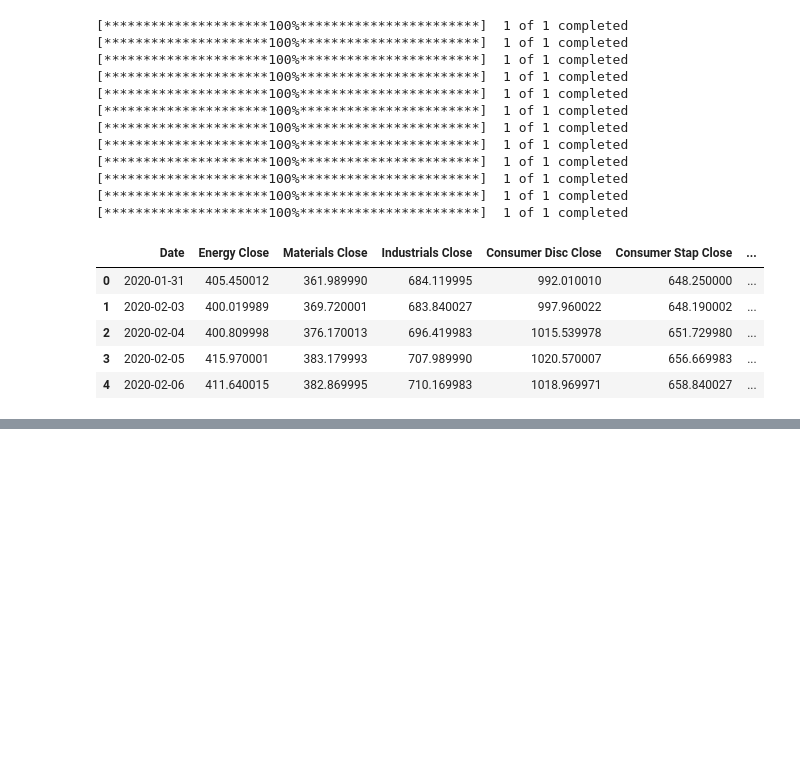
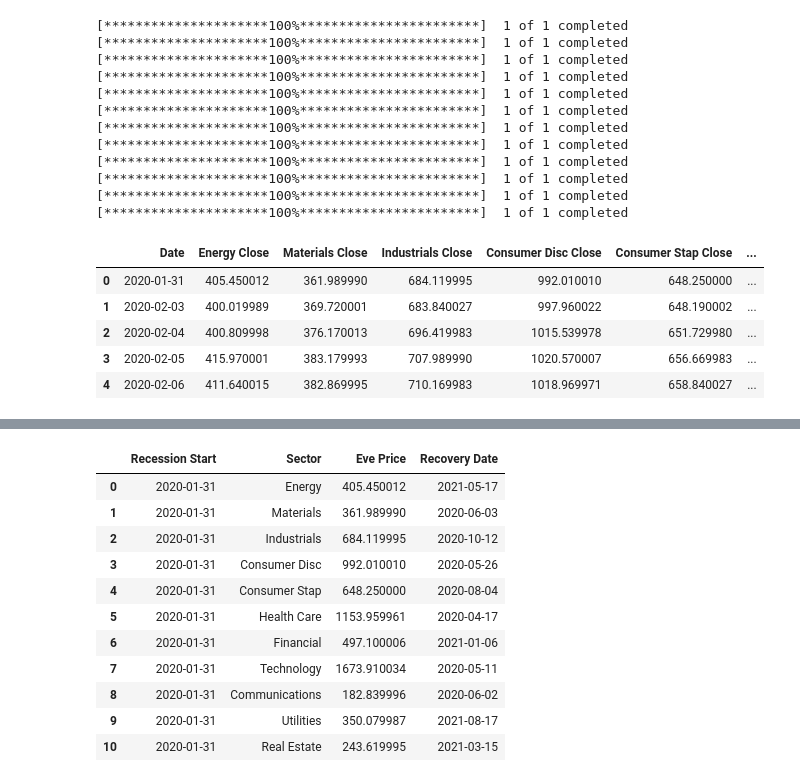
Before and after one commit to MAICATRAN/Group_Project1, a Jupyter notebook: Chris_Branch/Chris_Branch.ipynb, the cells around one changed output, grey strips where cells are left out. Drawn from its saved outputs; the diff is of its cells as text; code cells hidden in the pictures; blank space fills up the shorter version.

Commit message:
Recovery Dates Found.

```diff
--- a/Chris_Branch/Chris_Branch.ipynb
+++ b/Chris_Branch/Chris_Branch.ipynb
@@ -182,0 +141,3 @@ Eve_Sector_df
+# %%
+Eve_Sector_df=pd.DataFrame({"Recession Start":eve_date_list, "Sector":sectors_title, "Eve Price":eve_price})
+Eve_Sector_df
@@ -196,0 +214,28 @@ plt.savefig(f"Adj Close Change by Sectors({COVID_start.year}).png")
+# %%
+# Rename the column headers to avoid conflicts when merging data frames.
+
+Energy2_Cleaned_df=Energy2_df.rename(columns={"Open":"Energy Open", "High": "Energy High", "Low": "Energy Low", "Close":"Energy Close", "Adj Close":"Adj Close Energy", "Volume":"Energy Volume"})
+Materials2_Cleaned_df=Materials2_df.rename(columns={"Open":"Materials Open", "High": "Materials High", "Low": "Materials Low", "Close":"Materials Close", "Adj Close":"Adj Close Materials", "Volume":"Materials Volume"})
+Industrials2_Cleaned_df=Industrials2_df.rename(columns={"Open":"Industrials Open", "High": "Industrials High", "Low": "Industrials Low", "Close":"Industrials Close", "Adj Close":"Adj Close Industrials", "Volume":"Industrials Volume"})
+Consumer_Disc2_Cleaned_df=Consumer_Disc2_df.rename(columns={"Open":"Consumer Disc Open", "High": "Consumer Disc High", "Low": "Consumer Disc Low", "Close":"Consumer Disc Close", "Adj Close":"Adj Close Consumer Disc", "Volume":"Consumer Disc Volume"})
+Consumer_Stap2_Cleaned_df=Consumer_Stap2_df.rename(columns={"Open":"Consumer Stap Open", "High": "Consumer Stap High", "Low": "Consumer Stap Low", "Close":"Consumer Stap Close", "Adj Close":"Adj Close Consumer Stap", "Volume":"Consumer Stap Volume"})
+Health_Care2_Cleaned_df=Health_Care2_df.rename(columns={"Open":"Health Care Open", "High": "Health Care High", "Low": "Health Care Low", "Close":"Health Care Close", "Adj Close":"Adj Close Health Care", "Volume":"Health Care Volume"})
+Financial2_Cleaned_df=Financial2_df.rename(columns={"Open":"Financial Open", "High": "Financial High", "Low": "Financial Low", "Close":"Financial Close", "Adj Close":"Adj Close Financial", "Volume":"Financial Volume"})
+Technology2_Cleaned_df=Technology2_df.rename(columns={"Open":"Technology Open", "High": "Technology High", "Low": "Technology Low", "Close":"Technology Close", "Adj Close":"Adj Close Technology", "Volume":"Technology Volume"})
+Communications2_Cleaned_df=Communications2_df.rename(columns={"Open":"Communications Open", "High": "Communications High", "Low": "Communications Low", "Close":"Communications Close", "Adj Close":"Adj Close Communications", "Volume":"Communications Volume"})
+Utilities2_Cleaned_df=Utilities2_df.rename(columns={"Open":"Utilities Open", "High": "Utilities High", "Low": "Utilities Low", "Close":"Utilities Close", "Adj Close":"Adj Close Utilities", "Volume":"Utilities Volume"})
+Real_Estate2_Cleaned_df=Real_Estate2_df.rename(columns={"Open":"Real Estate Open", "High": "Real Estate High", "Low": "Real Estate Low", "Close":"Real Estate Close", "Adj Close":"Adj Close Real Estate", "Volume":"Real Estate Volume"})
+# %%
+# Merge all sector data frames together using the DATE as the merge parameter.
+
+combined1_df = pd.merge(Energy2_Cleaned_df, Materials2_Cleaned_df, how="left", on=["Date", "Date"])
+combined2_df = pd.merge(combined1_df, Industrials2_Cleaned_df, how="left", on=["Date", "Date"])
+combined3_df = pd.merge(combined2_df, Consumer_Disc2_Cleaned_df, how="left", on=["Date", "Date"])
+combined4_df = pd.merge(combined3_df, Consumer_Stap2_Cleaned_df, how="left", on=["Date", "Date"])
+combined5_df = pd.merge(combined4_df, Health_Care2_Cleaned_df, how="left", on=["Date", "Date"])
+combined6_df = pd.merge(combined5_df, Financial2_Cleaned_df, how="left", on=["Date", "Date"])
+combined7_df = pd.merge(combined6_df, Technology2_Cleaned_df, how="left", on=["Date", "Date"])
+combined8_df = pd.merge(combined7_df, Communications2_Cleaned_df, how="left", on=["Date", "Date"])
+combined9_df = pd.merge(combined8_df, Utilities2_Cleaned_df, how="left", on=["Date", "Date"])
+Combined_Sectors2_df = pd.merge(combined9_df, Real_Estate2_Cleaned_df, how="left", on=["Date", "Date"])
+Combined_Sectors2_df[["Date", "Energy Close", "Materials Close", "Industrials Close", "Consumer Disc Close", "Consumer Stap Close", "Health Care Close", "Financial Close", "Technology Close", "Communications Close", "Utilities Close", "Real Estate Close"]].head()
@@ -196,0 +249,4 @@ plt.savefig(f"Adj Close Change by Sectors({COVID_start.year}).png")
+# %%
+# Establish an empty list to house each sector's recovery date.
+
+recovery_dates=[]
@@ -196,0 +332,21 @@ plt.savefig(f"Adj Close Change by Sectors({COVID_start.year}).png")
+# %%
+# Put the recovery dates in their own data frame.
+
+Recovery_Dates_df=pd.DataFrame({"Date":recovery_dates, "Sector":sectors_title})
+
+Eve_to_Recovery_df=pd.merge(Eve_Sector_df, Recovery_Dates_df, on='Sector')
+Eve_to_Recovery_df=Eve_to_Recovery_df.rename(columns={"Date":"Recovery Date"})
+Eve_to_Recovery_df
+# %% [output]
+|  | Recession Start | Sector | Eve Price | Recovery Date |
+| 0 | 2020-01-31 | Energy | 405.450012 | 2021-05-17 |
+| 1 | 2020-01-31 | Materials | 361.989990 | 2020-06-03 |
+| 2 | 2020-01-31 | Industrials | 684.119995 | 2020-10-12 |
+| 3 | 2020-01-31 | Consumer Disc | 992.010010 | 2020-05-26 |
+| 4 | 2020-01-31 | Consumer Stap | 648.250000 | 2020-08-04 |
+| 5 | 2020-01-31 | Health Care | 1153.959961 | 2020-04-17 |
+| 6 | 2020-01-31 | Financial | 497.100006 | 2021-01-06 |
+| 7 | 2020-01-31 | Technology | 1673.910034 | 2020-05-11 |
+| 8 | 2020-01-31 | Communications | 182.839996 | 2020-06-02 |
+| 9 | 2020-01-31 | Utilities | 350.079987 | 2021-08-17 |
+| 10 | 2020-01-31 | Real Estate | 243.619995 | 2021-03-15 |
```
Also changed, not shown: parts of 10 cells of this notebook, 13 other files.
